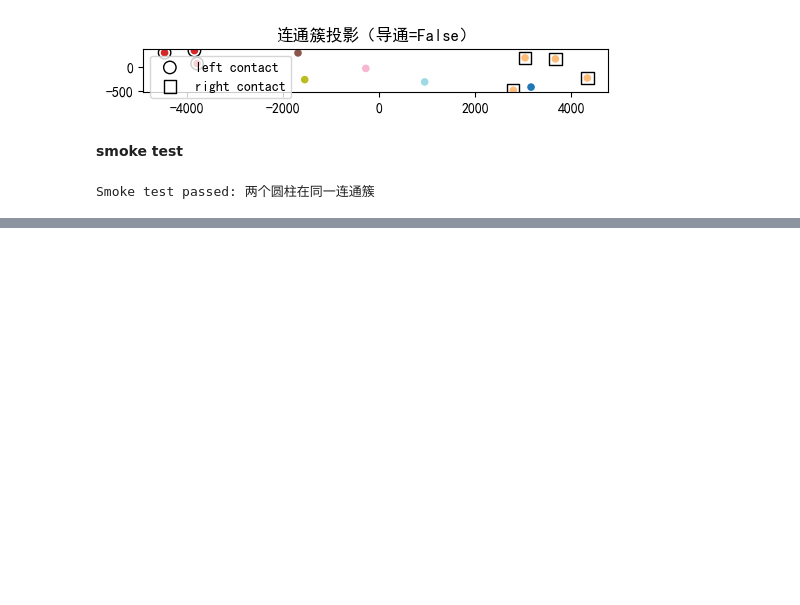
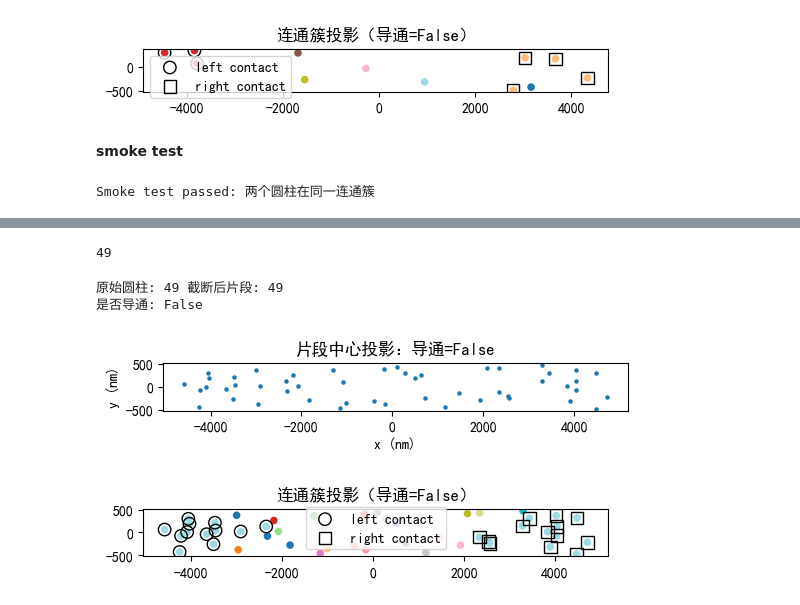
Before and after one commit to xiaoDu666-cell/2026_HuaShuCup_Problem_A, a Jupyter notebook: notebooks/01_连通性判定.ipynb, the cells around one changed output, grey strips where cells are left out. Drawn from its saved outputs; the diff is of its cells as text; code cells hidden in the pictures; blank space fills up the shorter version.

```diff
--- a/notebooks/01_连通性判定.ipynb
+++ b/notebooks/01_连通性判定.ipynb
@@ -164,0 +201,66 @@ Smoke test passed: 两个圆柱在同一连通簇
+# %%
+# 兼容有/无表头: 尝试检测列名
+cols = df.columns.tolist()
+if len(cols) >= 6:
+    # try to find numeric columns
+    arr = df.iloc[:, :6].to_numpy(dtype=float)
+else:
+    raise RuntimeError('CSV must have at least 6 numeric columns for two vertices')
+cyls = []
+for i, row in enumerate(arr):
+    p0 = row[0:3]
+    p1 = row[3:6]
+    cyls.append(Cylinder(p0, p1, r, id=i))
+len(cyls)
+# %% [output]
+49
+# %%
+segments = []
+for c in cyls:
+    segs = split_cylinder_by_box(c, L)
+    segments.extend(segs)
+print('原始圆柱:', len(cyls), '截断后片段:', len(segments))
+connected, uf = build_connectivity(segments, L, thresh)
+print('是否导通:', connected)
+# %% [output]
+原始圆柱: 49 截断后片段: 49
+是否导通: False
+# %%
+ # 简单可视化：xy 平面投影的圆心与连通簇（仅示意）
+centers = np.array([s.center() for s in segments])
+xs = centers[:,0]
+ys = centers[:,1]
+plt.figure(figsize=(6,6))
+plt.scatter(xs, ys, s=5)
+plt.xlabel('x (nm)')
+plt.ylabel('y (nm)')
+plt.title(f'片段中心投影：导通={connected}')
+plt.gca().set_aspect('equal', 'box')
+plt.show()
+# %% [output]
+[figure, added]
+# %%
+# 为每个片段/原粒子着色显示连通簇（示意）
+# 先收集 segments、uf（notebook 中已有 segments, uf, connected）
+labels = []
+for idx, s in enumerate(segments):
+    labels.append(uf.find(idx))
+# 把标签压缩成连续整数用于调色
+unique = {v:i for i,v in enumerate(sorted(set(labels), key=lambda x: str(x)))}
+colors = [unique[l] for l in labels]
+centers = np.array([s.center() for s in segments])
+plt.figure(figsize=(6,6))
+plt.scatter(centers[:,0], centers[:,1], c=colors, s=20, cmap='tab20')
+# 标示连接到左右平面的点
+left_pts = [i for i,s in enumerate(segments) if uf.find(i) == uf.find(('PLANE','LEFT'))]
+right_pts = [i for i,s in enumerate(segments) if uf.find(i) == uf.find(('PLANE','RIGHT'))]
+if left_pts:
+    plt.scatter(centers[left_pts,0], centers[left_pts,1], edgecolor='k', facecolor='none', s=80, label='left contact')
+if right_pts:
+    plt.scatter(centers[right_pts,0], centers[right_pts,1], marker='s', edgecolor='k', facecolor='none', s=80, label='right contact')
+plt.legend()
+plt.title(f'连通簇投影（导通={connected}）')
+plt.gca().set_aspect('equal', 'box')
+plt.show()
+# %% [output]
+[figure, added]
```
Also changed, not shown: parts of 14 cells of this notebook, 24 other files.
